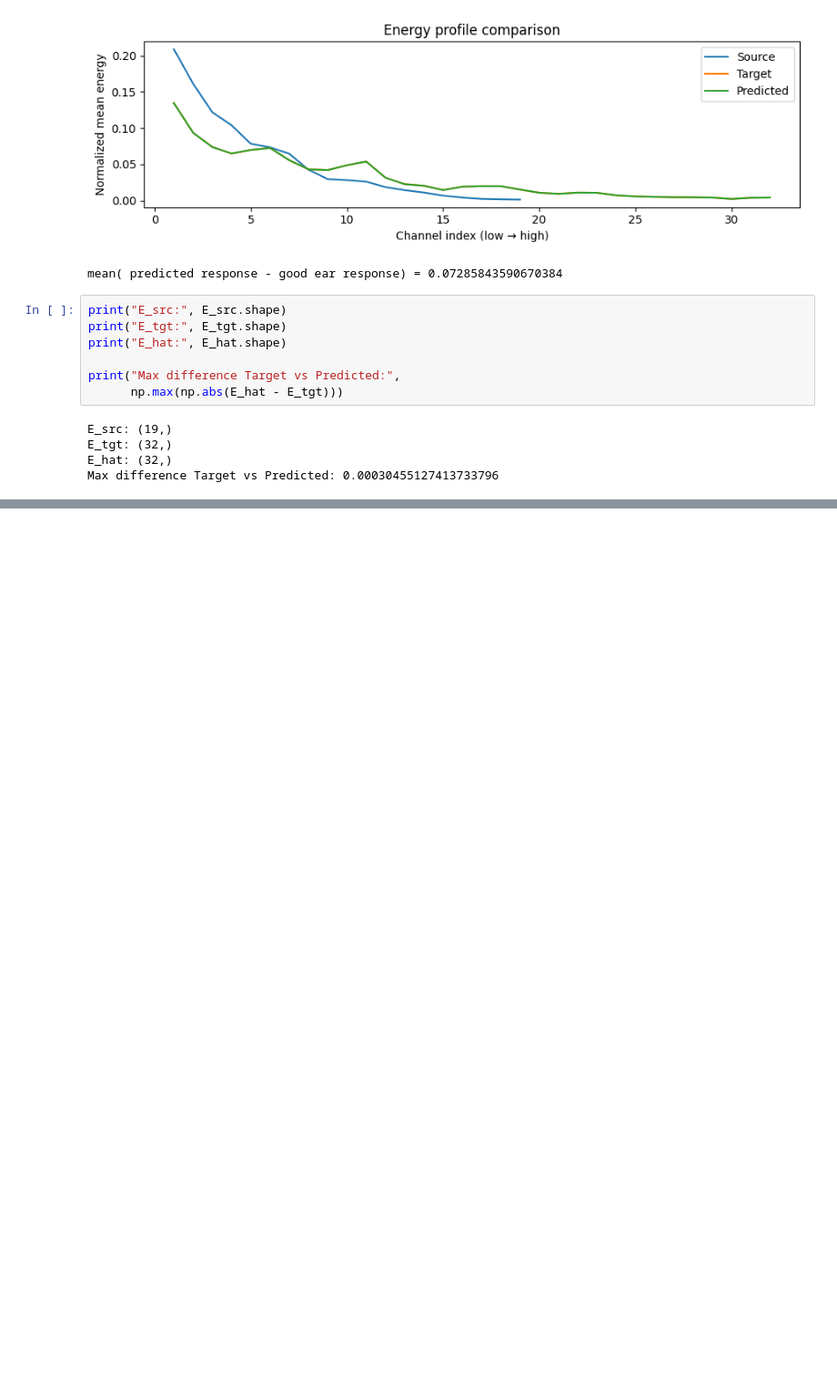
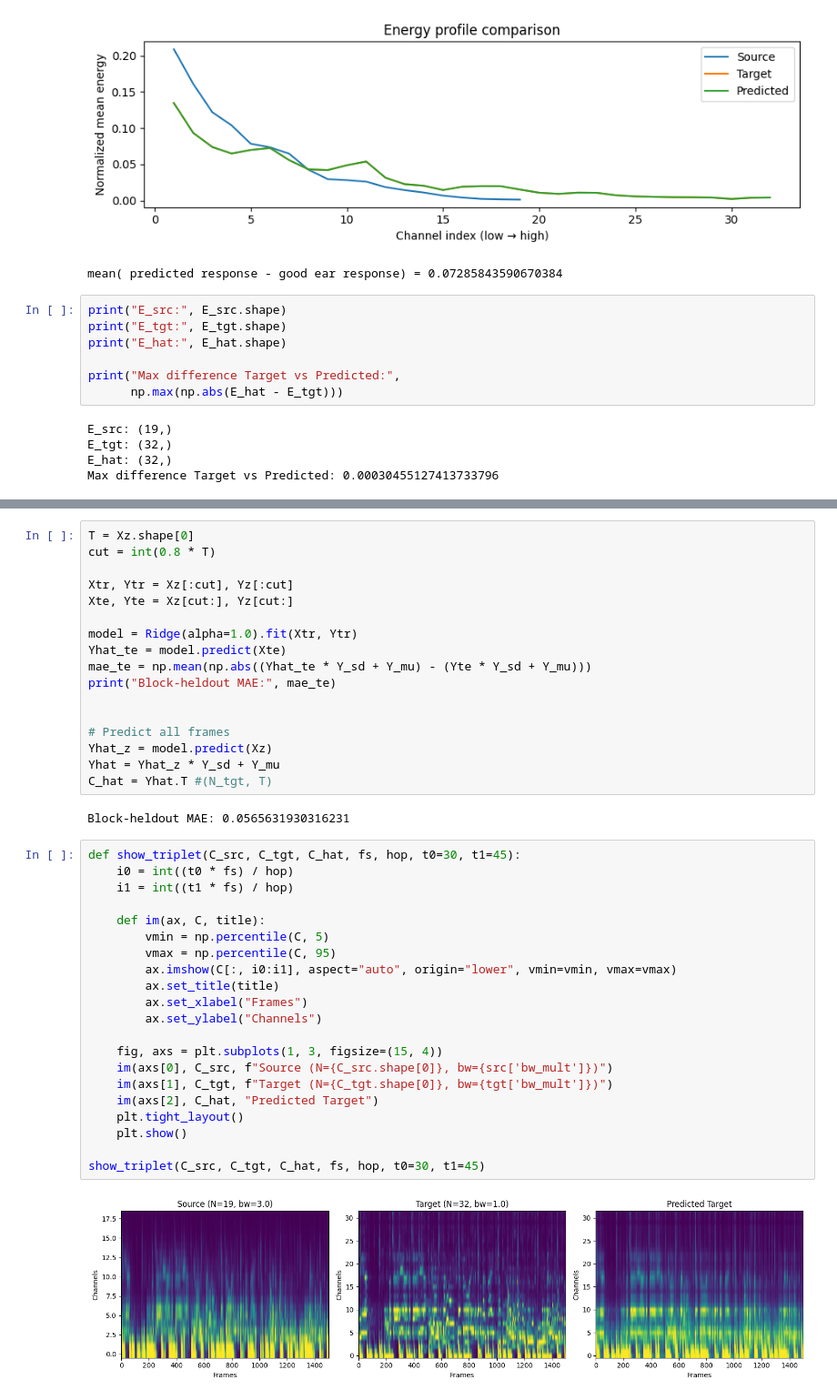
Before and after one commit to TonyTran03/MATH4400, a Jupyter notebook: models/cochleagram.ipynb, the cells around one changed output, grey strips where cells are left out. Shown at 91% size. Cells and saved outputs as stored; diff of their text form; blank space fills up the shorter version.

```diff
--- a/models/cochleagram.ipynb
+++ b/models/cochleagram.ipynb
@@ -214,0 +218,42 @@ Max difference Target vs Predicted: 0.00030455127413733796
+# %%
+T = Xz.shape[0]
+cut = int(0.8 * T)
+
+Xtr, Ytr = Xz[:cut], Yz[:cut]
+Xte, Yte = Xz[cut:], Yz[cut:]
+
+model = Ridge(alpha=1.0).fit(Xtr, Ytr)
+Yhat_te = model.predict(Xte)
+mae_te = np.mean(np.abs((Yhat_te * Y_sd + Y_mu) - (Yte * Y_sd + Y_mu)))
+print("Block-heldout MAE:", mae_te)
+
+
+# Predict all frames
+Yhat_z = model.predict(Xz)
+Yhat = Yhat_z * Y_sd + Y_mu
+C_hat = Yhat.T #(N_tgt, T)
+# %% [output]
+Block-heldout MAE: 0.0565631930316231
+# %%
+def show_triplet(C_src, C_tgt, C_hat, fs, hop, t0=30, t1=45):
+    i0 = int((t0 * fs) / hop)
+    i1 = int((t1 * fs) / hop)
+
+    def im(ax, C, title):
+        vmin = np.percentile(C, 5)
+        vmax = np.percentile(C, 95)
+        ax.imshow(C[:, i0:i1], aspect="auto", origin="lower", vmin=vmin, vmax=vmax)
+        ax.set_title(title)
+        ax.set_xlabel("Frames")
+        ax.set_ylabel("Channels")
+
+    fig, axs = plt.subplots(1, 3, figsize=(15, 4))
+    im(axs[0], C_src, f"Source (N={C_src.shape[0]}, bw={src['bw_mult']})")
+    im(axs[1], C_tgt, f"Target (N={C_tgt.shape[0]}, bw={tgt['bw_mult']})")
+    im(axs[2], C_hat, "Predicted Target")
+    plt.tight_layout()
+    plt.show()
+
+show_triplet(C_src, C_tgt, C_hat, fs, hop, t0=30, t1=45)
+# %% [output]
+[figure, added]
```
Also changed, not shown: parts of 25 cells of this notebook, 4 other files.
